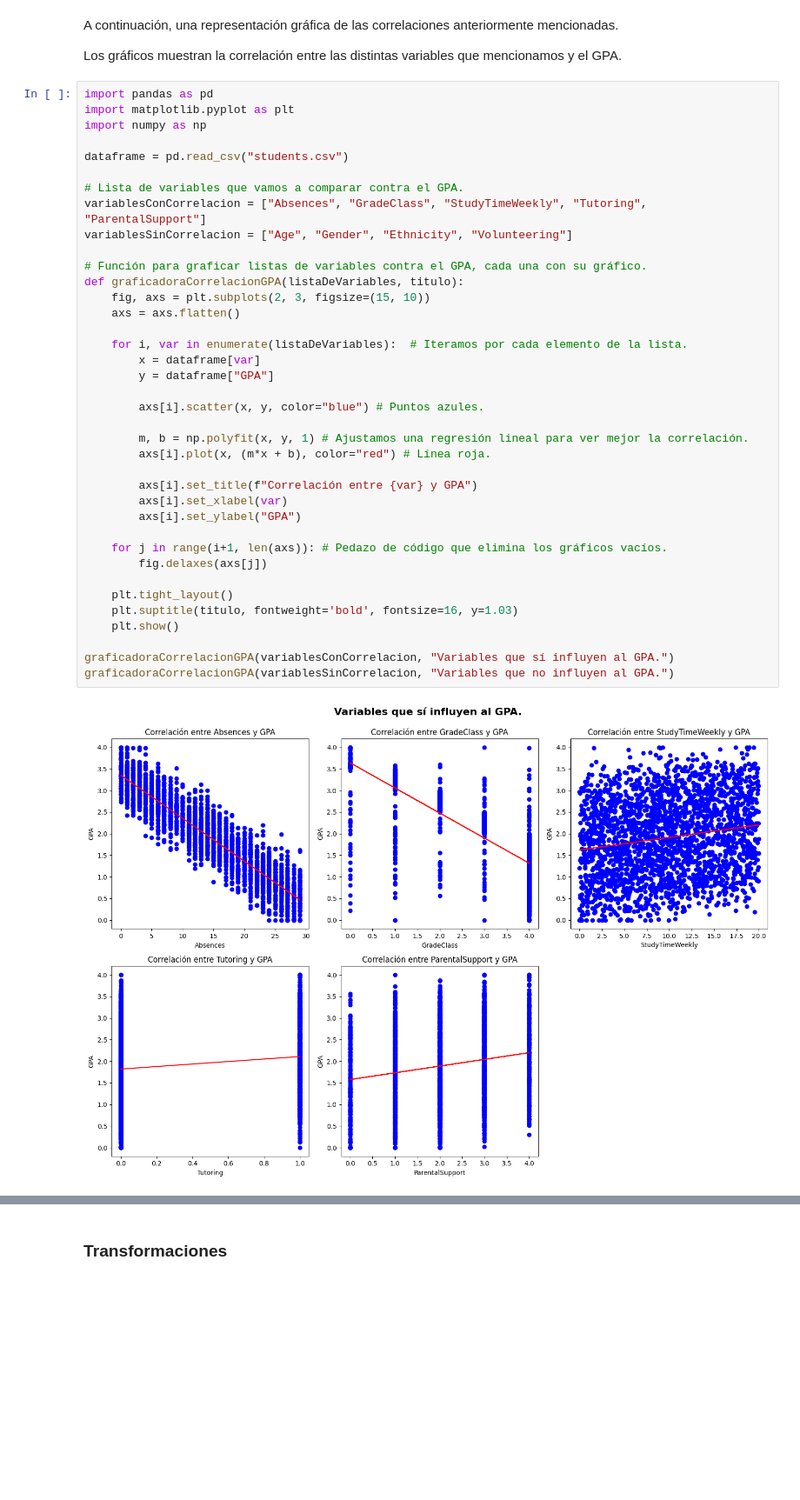
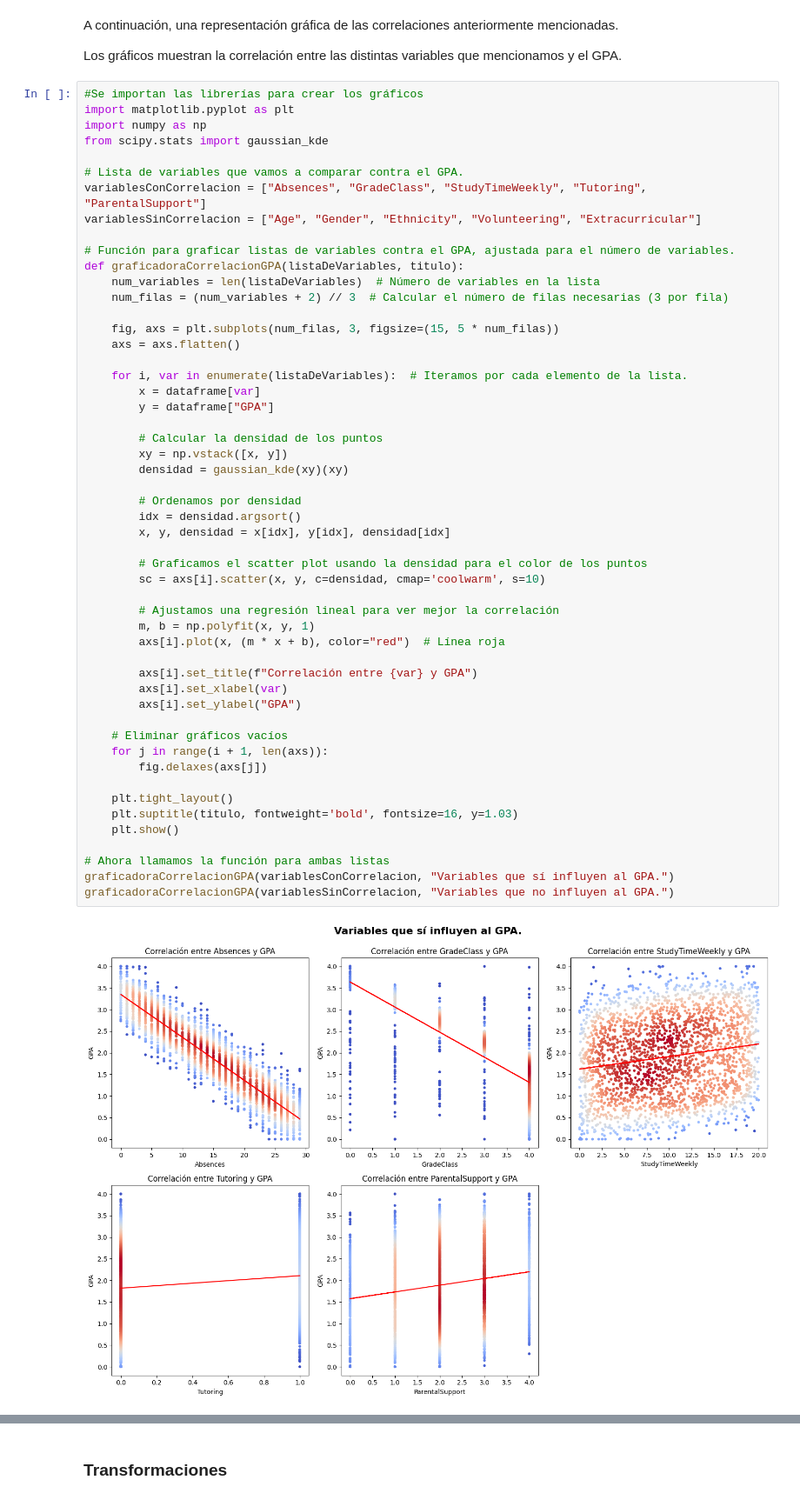
Before and after one commit to Juanalgo1/Alvarez-Maidana, a Jupyter notebook: Alvarez-Maidana.ipynb, the cells around one changed output, grey strips where cells are left out. Shown: that part at 87% size. Drawn from its saved outputs; the diff is of its cells as text; blank space fills up the shorter version.

Commit message:
Agrego el gráfico de una buena vez

```diff
--- a/Alvarez-Maidana.ipynb
+++ b/Alvarez-Maidana.ipynb
@@ -96,42 +108,56 @@ A continuación, una representación gráfica de las correlaciones anteriormente
 
 Los gráficos muestran la correlación entre las distintas variables que mencionamos y el GPA.
 # %%
-import pandas as pd
+#Se importan las librerías para crear los gráficos
 import matplotlib.pyplot as plt
 import numpy as np
-
-dataframe = pd.read_csv("students.csv")
+from scipy.stats import gaussian_kde
 
 # Lista de variables que vamos a comparar contra el GPA.
 variablesConCorrelacion = ["Absences", "GradeClass", "StudyTimeWeekly", "Tutoring", "ParentalSupport"]
-variablesSinCorrelacion = ["Age", "Gender", "Ethnicity", "Volunteering"]
+variablesSinCorrelacion = ["Age", "Gender", "Ethnicity", "Volunteering", "Extracurricular"]
 
-# Función para graficar listas de variables contra el GPA, cada una con su gráfico.
+# Función para graficar listas de variables contra el GPA, ajustada para el número de variables.
 def graficadoraCorrelacionGPA(listaDeVariables, titulo):
-    fig, axs = plt.subplots(2, 3, figsize=(15, 10))
+    num_variables = len(listaDeVariables)  # Número de variables en la lista
+    num_filas = (num_variables + 2) // 3  # Calcular el número de filas necesarias (3 por fila)
+
+    fig, axs = plt.subplots(num_filas, 3, figsize=(15, 5 * num_filas))
     axs = axs.flatten()
 
     for i, var in enumerate(listaDeVariables):  # Iteramos por cada elemento de la lista.
         x = dataframe[var]
         y = dataframe["GPA"]
 
-        axs[i].scatter(x, y, color="blue") # Puntos azules.
+        # Calcular la densidad de los puntos
+        xy = np.vstack([x, y])
+        densidad = gaussian_kde(xy)(xy)
 
-        m, b = np.polyfit(x, y, 1) # Ajustamos una regresión lineal para ver mejor la correlación.
-        axs[i].plot(x, (m*x + b), color="red") # Línea roja.
+        # Ordenamos por densidad
+        idx = densidad.argsort()
+        x, y, densidad = x[idx], y[idx], densidad[idx]
+
+        # Graficamos el scatter plot usando la densidad para el color de los puntos
+        sc = axs[i].scatter(x, y, c=densidad, cmap='coolwarm', s=10)
+
+        # Ajustamos una regresión lineal para ver mejor la correlación
+        m, b = np.polyfit(x, y, 1)
+        axs[i].plot(x, (m * x + b), color="red")  # Línea roja
 
         axs[i].set_title(f"Correlación entre {var} y GPA")
         axs[i].set_xlabel(var)
         axs[i].set_ylabel("GPA")
 
-    for j in range(i+1, len(axs)): # Pedazo de código que elimina los gráficos vacíos.
+    # Eliminar gráficos vacíos
+    for j in range(i + 1, len(axs)):
         fig.delaxes(axs[j])
 
     plt.tight_layout()
     plt.suptitle(titulo, fontweight='bold', fontsize=16, y=1.03)
     plt.show()
 
+# Ahora llamamos la función para ambas listas
 graficadoraCorrelacionGPA(variablesConCorrelacion, "Variables que sí influyen al GPA.")
 graficadoraCorrelacionGPA(variablesSinCorrelacion, "Variables que no influyen al GPA.")
 # %% [output]
-[figure, old version]
+[figure, new version]
```
Also changed, not shown: parts of 10 cells of this notebook.
